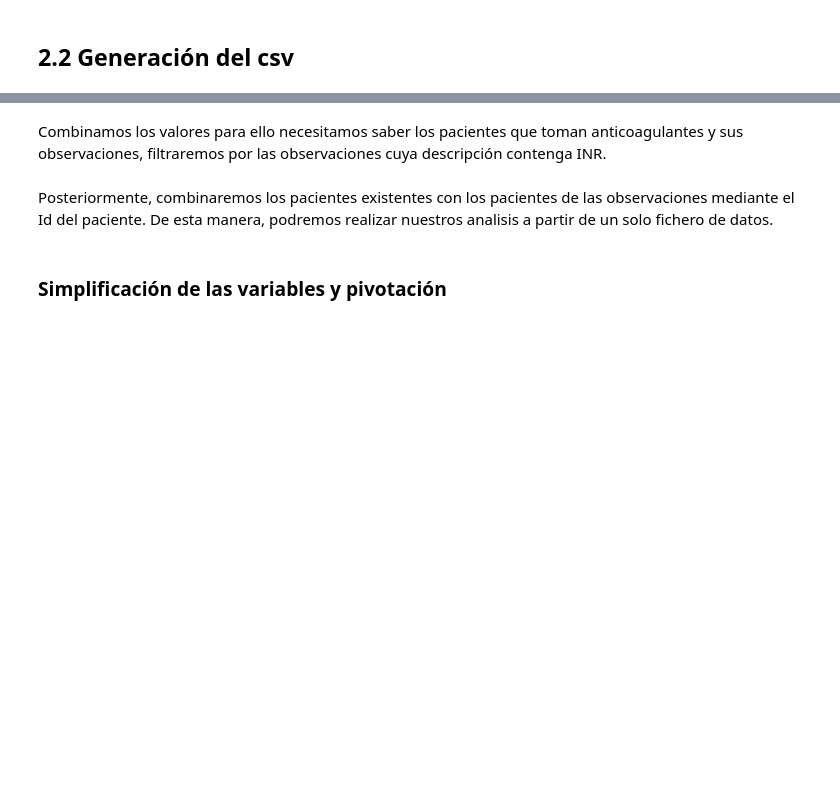
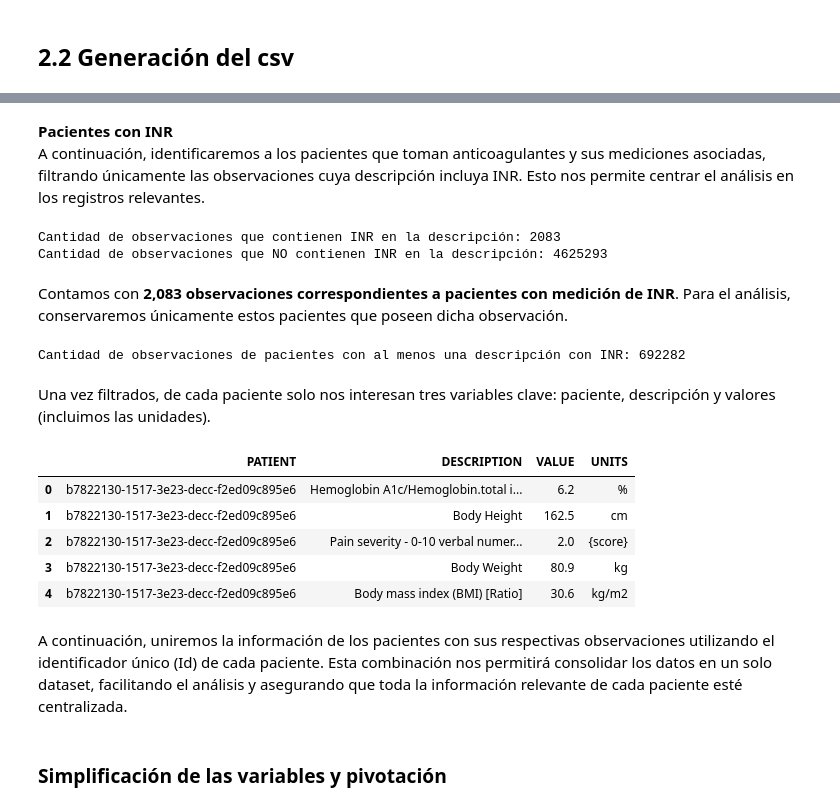
Before and after one commit to anavagi/anticoagulant-patology-analysis, a Jupyter notebook: Exploration_and_Classification.ipynb, the cells around one changed output, grey strips where cells are left out. Saved outputs shown, nothing was run; the diff lists cells and outputs as text; code cells hidden in the pictures; blank space fills up the shorter version.

```diff
--- a/Exploration_and_Classification.ipynb
+++ b/Exploration_and_Classification.ipynb
@@ -199,8 +219,43 @@ print(df_patients['DEATHDATE'].notna().sum())
 # %% [markdown]
-Combinamos los valores para ello necesitamos saber los pacientes que toman anticoagulantes y sus observaciones, filtraremos por las observaciones cuya descripción contenga INR.
+**Pacientes con INR**
+A continuación, identificaremos a los pacientes que toman anticoagulantes y sus mediciones asociadas, filtrando únicamente las observaciones cuya descripción incluya INR. Esto nos permite centrar el análisis en los registros relevantes.
 # %%
-print("Cantidad de filas que contienen 'INR' en la descripción:")
-print(df_observations['DESCRIPTION'].str.contains('INR', case=False, na=False).value_counts())
+num_inr = (df_observations['DESCRIPTION'].str.contains('INR', case=False, na=False)).sum()
+print("Cantidad de observaciones que contienen INR en la descripción:", num_inr)
+
+num_not_inr = (~df_observations['DESCRIPTION'].str.contains('INR', case=False, na=False)).sum()
+print("Cantidad de observaciones que NO contienen INR en la descripción:", num_not_inr)
+# %% [output]
+Cantidad de observaciones que contienen INR en la descripción: 2083
+Cantidad de observaciones que NO contienen INR en la descripción: 4625293
+# %% [markdown]
+Contamos con **2,083 observaciones correspondientes a pacientes con medición de INR**. Para el análisis, conservaremos únicamente estos pacientes que poseen dicha observación.
+# %%
+# 1️⃣ Obtener los IDs de los pacientes que tienen 'INR' en alguna descripción
+patient_ids_inr = df_observations.loc[
+    df_observations['DESCRIPTION'].str.contains('INR', case=False, na=False),
+    'PATIENT'  # reemplaza con el nombre de la columna de IDs de pacientes
+].unique()
+
+# 2️⃣ Filtrar todo el dataset para dejar solo observaciones de esos pacientes
+df_observations_filtered = df_observations[df_observations['PATIENT'].isin(patient_ids_inr)]
+
+# 3️⃣ Opcional: ver cuántas filas quedan
+print("Cantidad de observaciones de pacientes con al menos una descripción con INR:", len(df_observations_filtered))
+# %% [output]
+Cantidad de observaciones de pacientes con al menos una descripción con INR: 692282
+# %% [markdown]
+Una vez filtrados, de cada paciente solo nos interesan tres variables clave: paciente, descripción y valores (incluimos las unidades).
+# %%
+df_observations = df_observations[['PATIENT','DESCRIPTION', 'VALUE', 'UNITS']]
+df_observations.head(5)
+# %% [output]
+|  | PATIENT | DESCRIPTION | VALUE | UNITS |
+| 0 | b7822130-1517-3e23-decc-f2ed09c895e6 | Hemoglobin A1c/Hemoglobin.total i... | 6.2 | % |
+| 1 | b7822130-1517-3e23-decc-f2ed09c895e6 | Body Height | 162.5 | cm |
+| 2 | b7822130-1517-3e23-decc-f2ed09c895e6 | Pain severity - 0-10 verbal numer... | 2.0 | {score} |
+| 3 | b7822130-1517-3e23-decc-f2ed09c895e6 | Body Weight | 80.9 | kg |
+| 4 | b7822130-1517-3e23-decc-f2ed09c895e6 | Body mass index (BMI) [Ratio] | 30.6 | kg/m2 |
 # %% [markdown]
-Posteriormente, combinaremos los pacientes existentes con los pacientes de las observaciones mediante el Id del paciente. De esta manera, podremos realizar nuestros analisis a partir de un solo fichero de datos.
+A continuación, uniremos la información de los pacientes con sus respectivas observaciones utilizando el identificador único (Id) de cada paciente. Esta combinación nos permitirá consolidar los datos en un solo dataset, facilitando el análisis y asegurando que toda la información relevante de cada paciente esté centralizada.
 # %%
```
Also changed, not shown: parts of 14 cells of this notebook.
